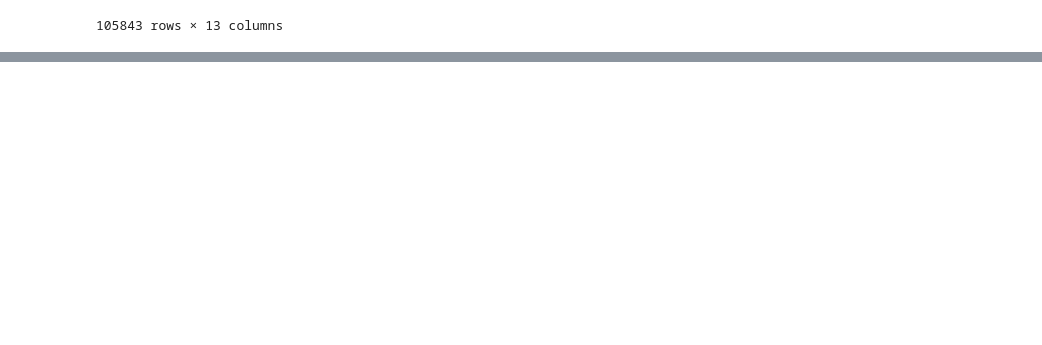
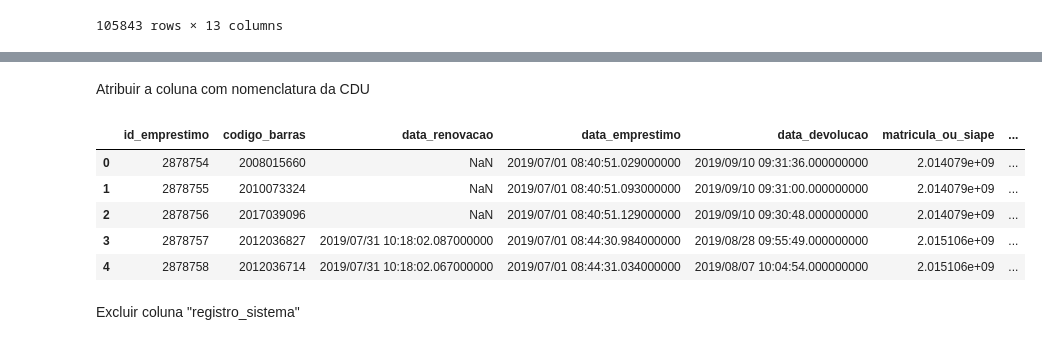
Before and after one commit to AndreiaRizzo/Analise-de-dados, a Jupyter notebook: conjunto_de_dados.ipynb, the cells around one changed output, grey strips where cells are left out. Saved outputs shown, nothing was run; the diff lists cells and outputs as text; code cells hidden in the pictures; blank space fills up the shorter version.

```diff
--- a/conjunto_de_dados.ipynb
+++ b/conjunto_de_dados.ipynb
@@ -111,0 +125,39 @@ emprestimos_completo
+# %% [markdown]
+Atribuir a coluna com nomenclatura da CDU
+# %%
+CDU_lista = []
+for CDU in emprestimos_completo['localizacao']:
+  if(CDU < 100):
+    CDU_lista.append('Generalidades')
+  elif(CDU < 200):
+    CDU_lista.append('Filosofia e psicologia')
+  elif(CDU < 300):
+    CDU_lista.append('Religião')
+  elif(CDU < 400):
+    CDU_lista.append('Ciências sociais')
+  elif(CDU < 500):
+    CDU_lista.append('Classe vaga')
+  elif(CDU < 600):
+    CDU_lista.append('Matemática e ciências naturais')
+  elif(CDU < 700):
+    CDU_lista.append('Ciências aplicadas')
+  elif(CDU < 800):
+    CDU_lista.append('Belas artes')
+  elif(CDU < 900):
+    CDU_lista.append('Linguagem')
+  else:
+    CDU_lista.append('Geografia. Biografia. História.')
+
+emprestimos_completo['CDU_geral'] = CDU_lista
+# %%
+
+emprestimos_completo.head()
+# %% [output]
+|  | id_emprestimo | codigo_barras | data_renovacao | data_emprestimo | data_devolucao | matricula_ou_siape | ... |
+| 0 | 2878754 | 2008015660 | NaN | 2019/07/01 08:40:51.029000000 | 2019/09/10 09:31:36.000000000 | 2.014079e+09 | ... |
+| 1 | 2878755 | 2010073324 | NaN | 2019/07/01 08:40:51.093000000 | 2019/09/10 09:31:00.000000000 | 2.014079e+09 | ... |
+| 2 | 2878756 | 2017039096 | NaN | 2019/07/01 08:40:51.129000000 | 2019/09/10 09:30:48.000000000 | 2.014079e+09 | ... |
+| 3 | 2878757 | 2012036827 | 2019/07/31 10:18:02.087000000 | 2019/07/01 08:44:30.984000000 | 2019/08/28 09:55:49.000000000 | 2.015106e+09 | ... |
+| 4 | 2878758 | 2012036714 | 2019/07/31 10:18:02.067000000 | 2019/07/01 08:44:31.034000000 | 2019/08/07 10:04:54.000000000 | 2.015106e+09 | ... |
+# %% [markdown]
+Excluir coluna "registro_sistema"
```
Also changed, not shown: parts of 27 cells of this notebook.
